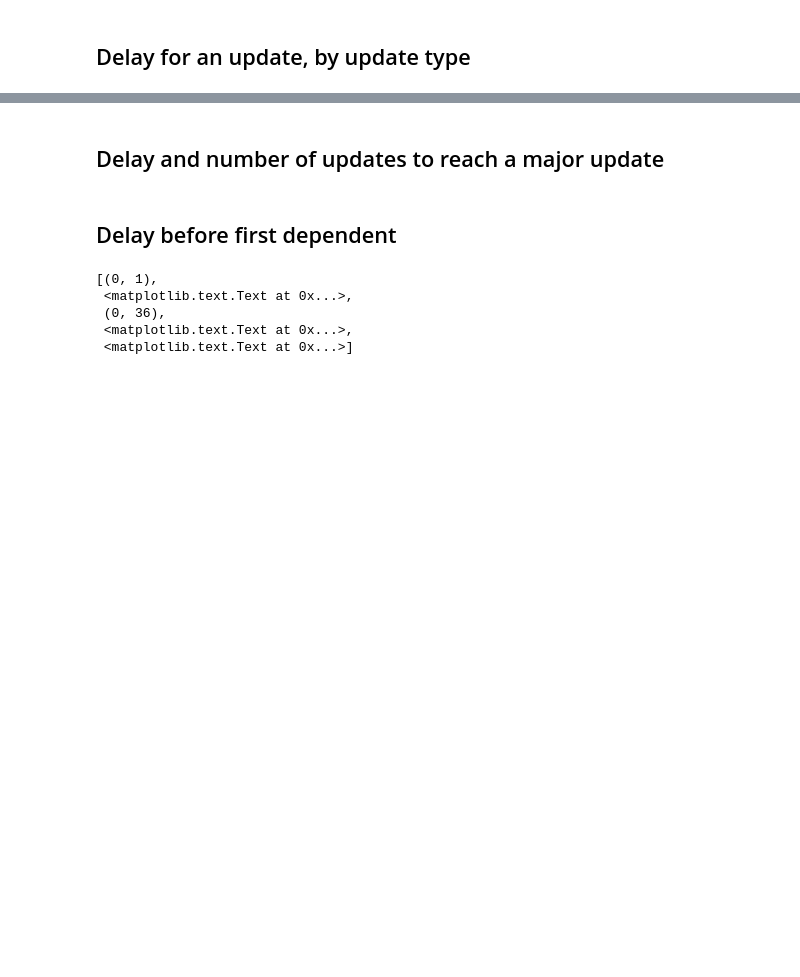
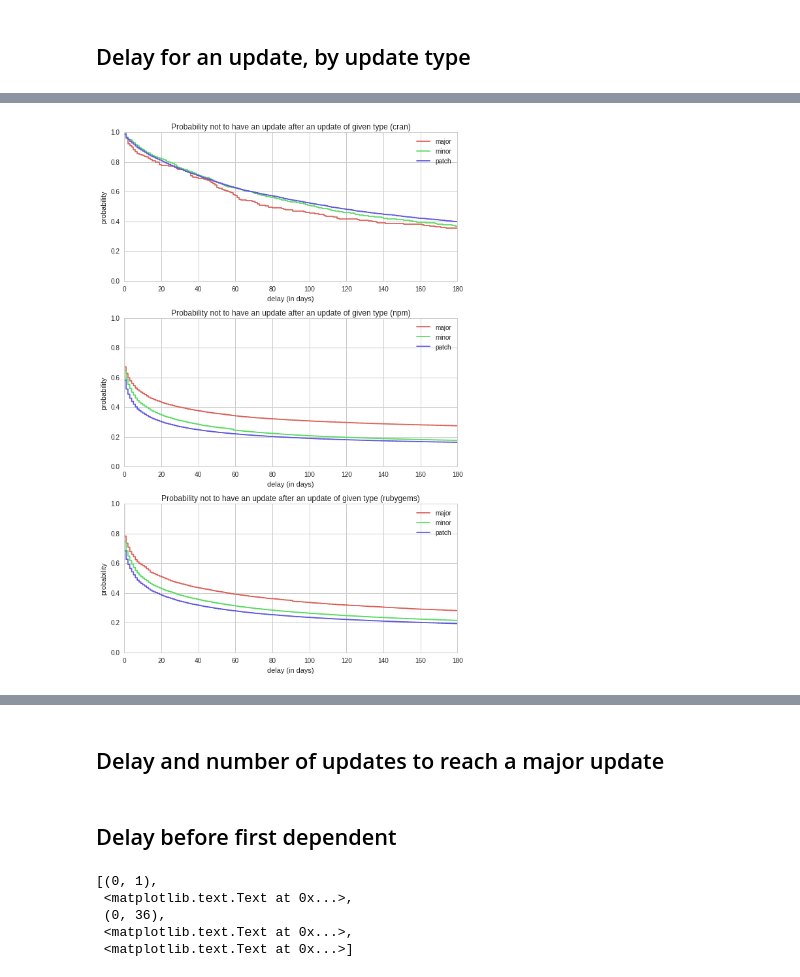
Before and after one commit to AlexandreDecan/ecos-emse, a Jupyter notebook: notebooks/Ecosystem activity.ipynb, the cells around one changed output, grey strips where cells are left out. Drawn from its saved outputs; the diff is of its cells as text; code cells hidden in the pictures; blank space fills up the shorter version.

```diff
--- a/notebooks/Ecosystem activity.ipynb
+++ b/notebooks/Ecosystem activity.ipynb
@@ -714,0 +737,5 @@ matplotlib.pyplot.tight_layout()
+# %%
+for ecosystem, results in tests.items():
+    print(ecosystem)
+    for label, test in results:
+        print('{}: {}, significant: {}'.format(label, test.test_result, test.is_significant))
@@ -718,0 +754,46 @@ matplotlib.pyplot.tight_layout()
+# %%
+# Delay for an update (no matter its type) wrt. to a previous update of given type
+
+import lifelines
+from lifelines.statistics import logrank_test
+
+figure, axes = matplotlib.pyplot.subplots(nrows=len(ECOSYSTEMS))
+figure.set_size_inches((FIG_SIZE[0], FIG_SIZE[1] * len(ECOSYSTEMS)))
+
+colors = iter(itertools.cycle(seaborn.color_palette('hls', 3)))
+
+kmp = lifelines.KaplanMeierFitter()
+tests = collections.OrderedDict()
+
+for i, (ecosystem, data) in enumerate(df_data.items()):
+    ax = axes[i]
+
+    kmp_df = collections.OrderedDict()
+    for update_kind in ['major', 'minor', 'patch']:
+        color = next(colors)
+
+        kmp_df[update_kind] = (
+            data['semver']
+            .query('release_type == "{}"'.format(update_kind))
+            .assign(duration=lambda d: d['next_release_delay'].dt.days)
+        )
+
+        kmp.fit(kmp_df[update_kind]['duration'], label=update_kind)
+        kmp.plot(ax=ax, color=color, ci_show=False)
+
+    tests[ecosystem] = [
+        ('major vs minor', logrank_test(kmp_df['major']['duration'], kmp_df['minor']['duration'], alpha=0.99)),
+        ('minor vs patch', logrank_test(kmp_df['minor']['duration'], kmp_df['patch']['duration'], alpha=0.99)),
+    ]
+
+    ax.set(
+        xlabel='delay (in days)',
+        ylabel='probability',
+        title='Probability not to have an update after an update of given type ({})'.format(ecosystem),
+        xlim=(0, 180),
+        ylim=(0, 1)
+    )
+
+matplotlib.pyplot.tight_layout()
+# %% [output]
+[figure, added]
```
Also changed, not shown: parts of 10 cells of this notebook, 2 other files.
